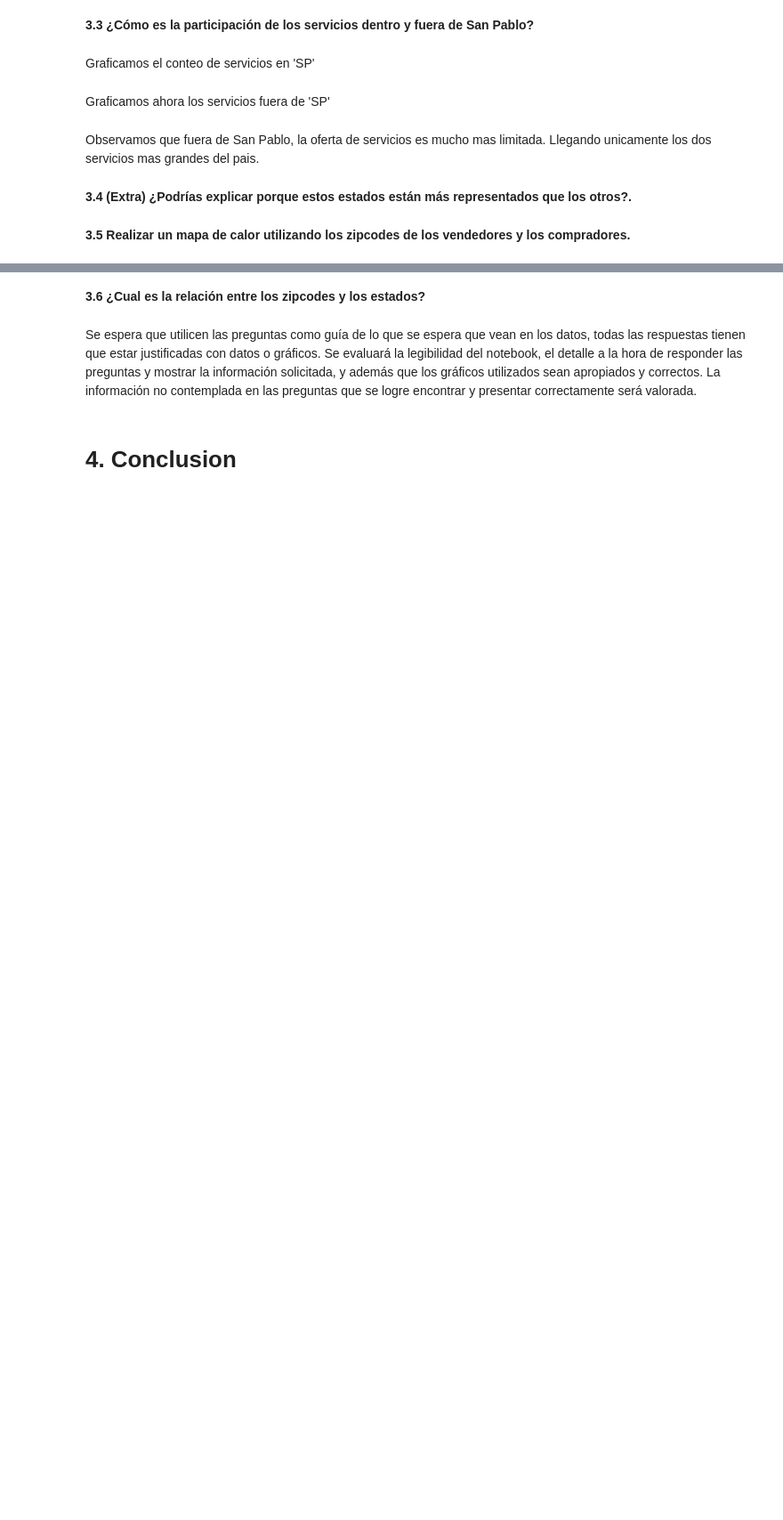
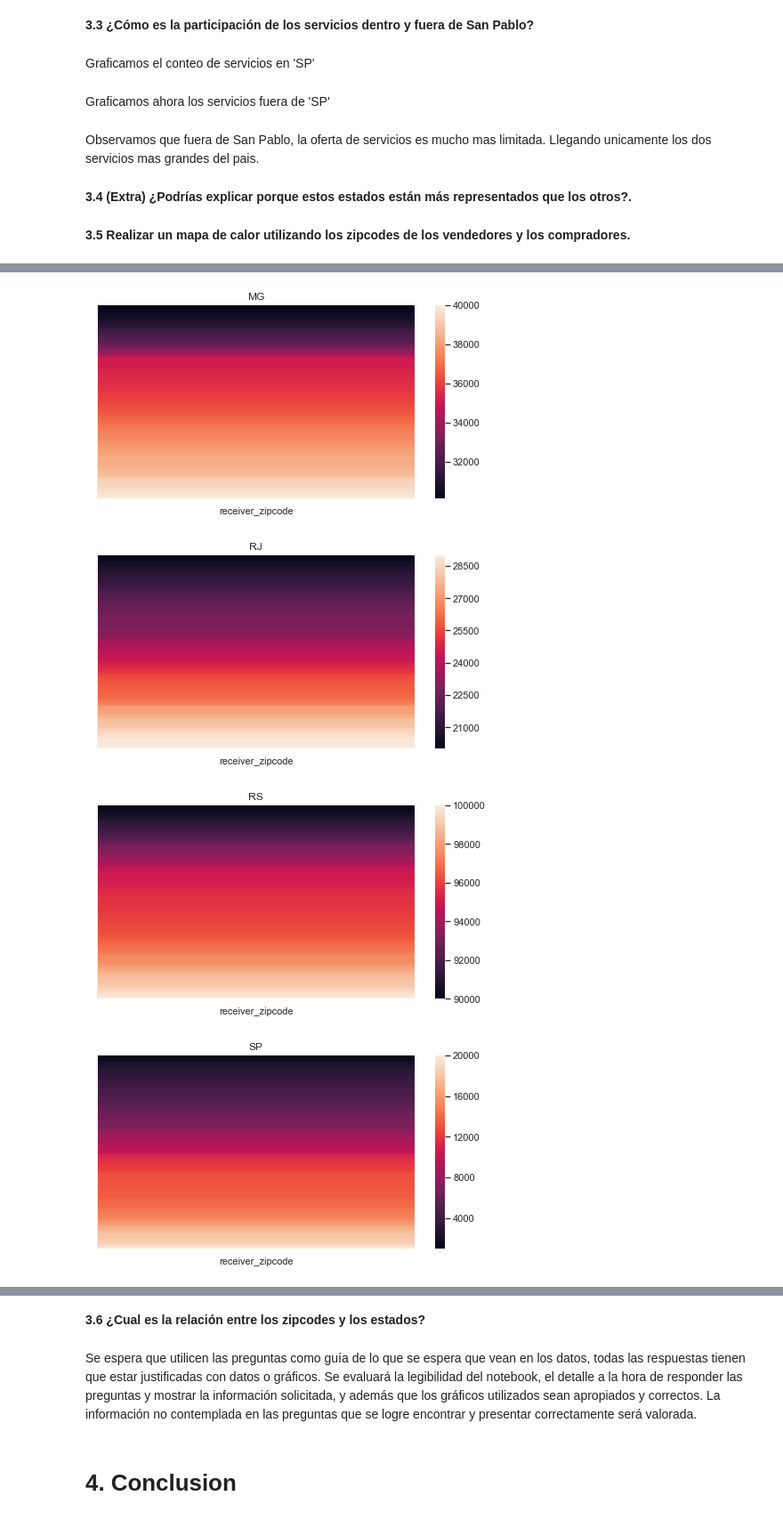
Before and after one commit to manquius/series_temporales, a Jupyter notebook: Practico1.ipynb, the cells around one changed output, grey strips where cells are left out. Shown: that part at 89% size. Drawn from its saved outputs; the diff is of its cells as text; code cells hidden in the pictures; blank space fills up the shorter version.

```diff
--- a/Practico1.ipynb
+++ b/Practico1.ipynb
@@ -649,5 +669,14 @@ plot_heat_map(routes_by_state, attribute)
 # %%
+zipcodes = df[df['receiver_state'].isin(["SP", "MG", "RS", "RJ"])]
+zipcodes = zipcodes[['receiver_state', 'sender_zipcode', 'receiver_zipcode']]
+zipcodes = zipcodes.round(5)
 zipcodes = zipcodes.sort_values(by=['receiver_zipcode'])
-routes_by_state = [state for _ , state in zipcodes.groupby(zipcodes['sender_state'])]
+routes_by_state = [state for _ , state in zipcodes.groupby(zipcodes['receiver_state'])]
+state = 'receiver_state'
 attribute = 'receiver_zipcode'
-plot_heat_map(routes_by_state, attribute)
+plot_heat_map(routes_by_state, state, attribute)
+# %% [output]
+[figure, added]
+[figure, added]
+[figure, added]
+[figure, added]
```
Also changed, not shown: parts of 7 cells of this notebook.
